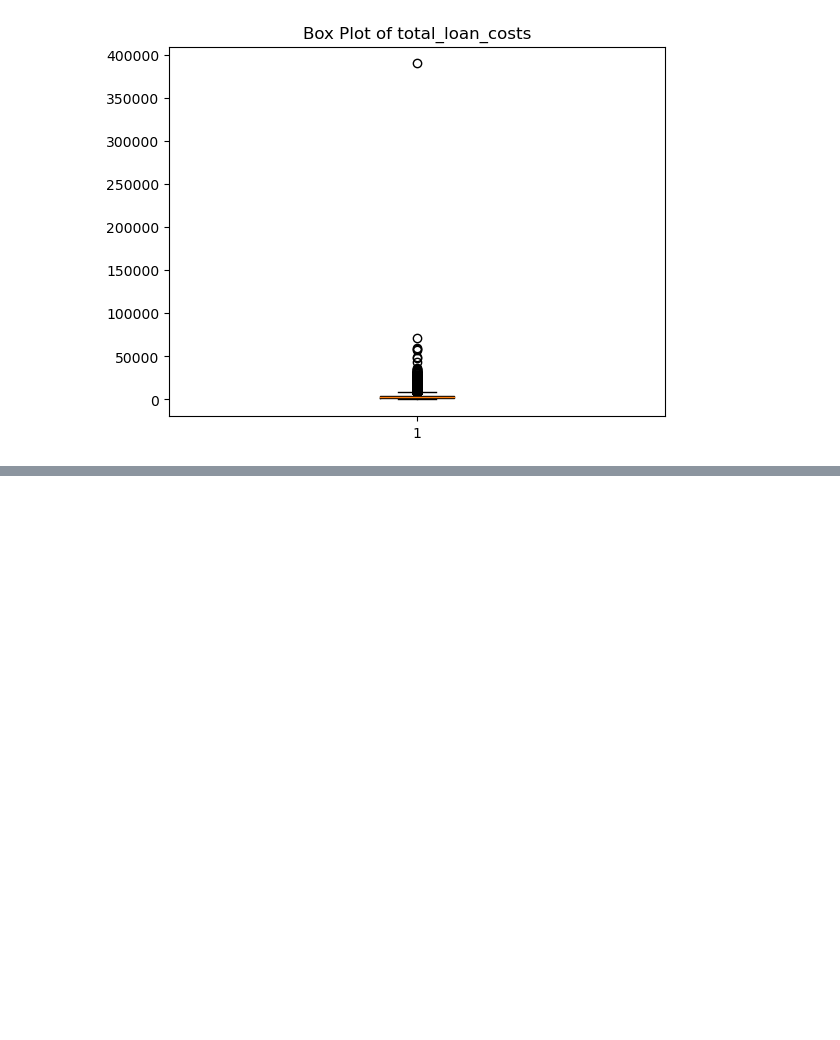
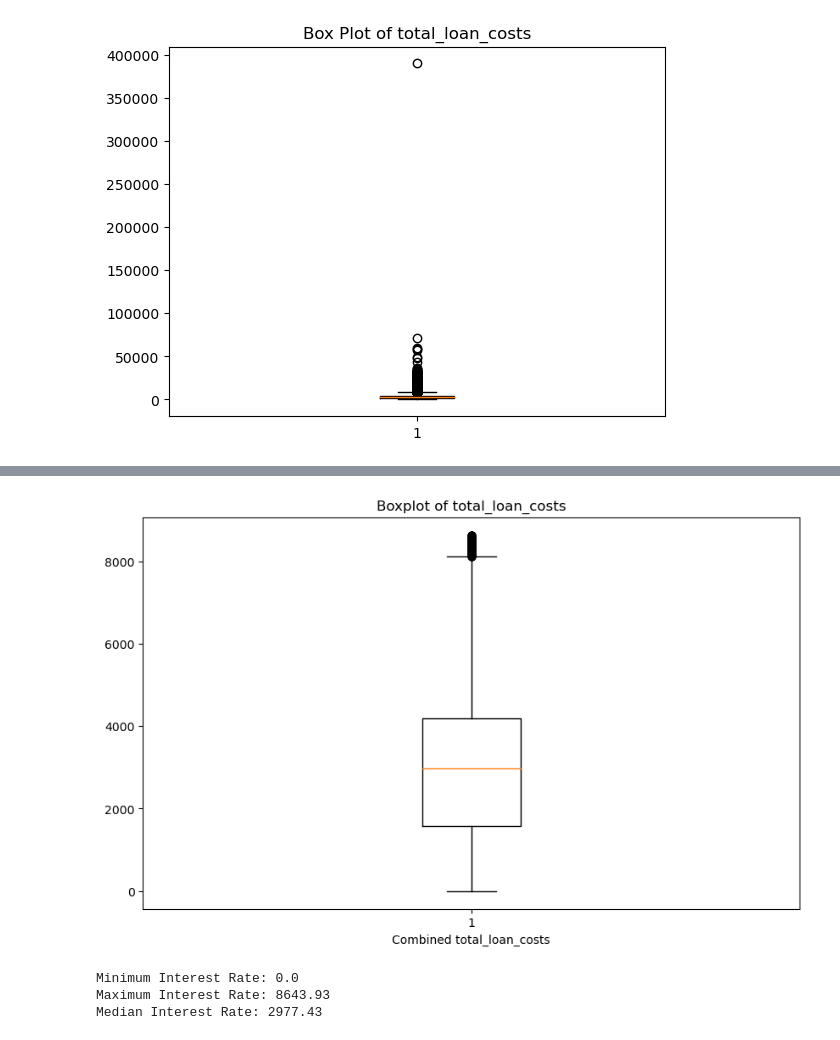
Before and after one commit to aschera/credit_risk_predictor, a Jupyter notebook: notebooks/Christinas/EDA_stepwise/7_total_loan_costs.ipynb, the cells around one changed output, grey strips where cells are left out. Drawn from its saved outputs; the diff is of its cells as text; code cells hidden in the pictures; blank space fills up the shorter version.

```diff
--- a/notebooks/Christinas/EDA_stepwise/7_total_loan_costs.ipynb
+++ b/notebooks/Christinas/EDA_stepwise/7_total_loan_costs.ipynb
@@ -112,0 +140,18 @@ plt.show()
+# %%
+# Calculate the IQR for total_loan_costs
+Q1 = df1['total_loan_costs'].quantile(0.25)
+Q3 = df1['total_loan_costs'].quantile(0.75)
+IQR = Q3 - Q1
+
+# Define lower and upper bounds for outliers
+lower_bound = Q1 - 1.5 * IQR
+upper_bound = Q3 + 1.5 * IQR
+
+# Create a boolean mask for outliers
+outliers_mask = (df1['total_loan_costs'] < lower_bound) | (df1['total_loan_costs'] > upper_bound)
+
+# Create a new DataFrame without outliers
+df_no_outliers = df1[~outliers_mask]
+
+# Display the number of removed outliers
+print(f'Number of removed outliers: {outliers_mask.sum()}')
@@ -112,0 +179,24 @@ plt.show()
+# %%
+plt.figure(figsize=(10, 6))
+plt.boxplot(df_no_outliers['total_loan_costs'])
+plt.title('Boxplot of total_loan_costs')
+plt.xlabel('Combined total_loan_costs')
+plt.show()
+# %% [output]
+[figure, added]
+# %%
+# First, convert the 'combined_loan_to_value_ratio' column to numeric (float)
+df_no_outliers.loc[:, 'total_loan_costs'] = pd.to_numeric(df_no_outliers['total_loan_costs'], errors='coerce')
+
+# Now, calculate the minimum, maximum, and median
+minimum_interest_rate = df_no_outliers['total_loan_costs'].min()
+maximum_interest_rate = df_no_outliers['total_loan_costs'].max()
+median_interest_rate = df_no_outliers['total_loan_costs'].median()
+
+print("Minimum Interest Rate:", minimum_interest_rate)
+print("Maximum Interest Rate:", maximum_interest_rate)
+print("Median Interest Rate:", median_interest_rate)
+# %% [output]
+Minimum Interest Rate: 0.0
+Maximum Interest Rate: 8643.93
+Median Interest Rate: 2977.43
```
Also changed, not shown: parts of 14 cells of this notebook.
